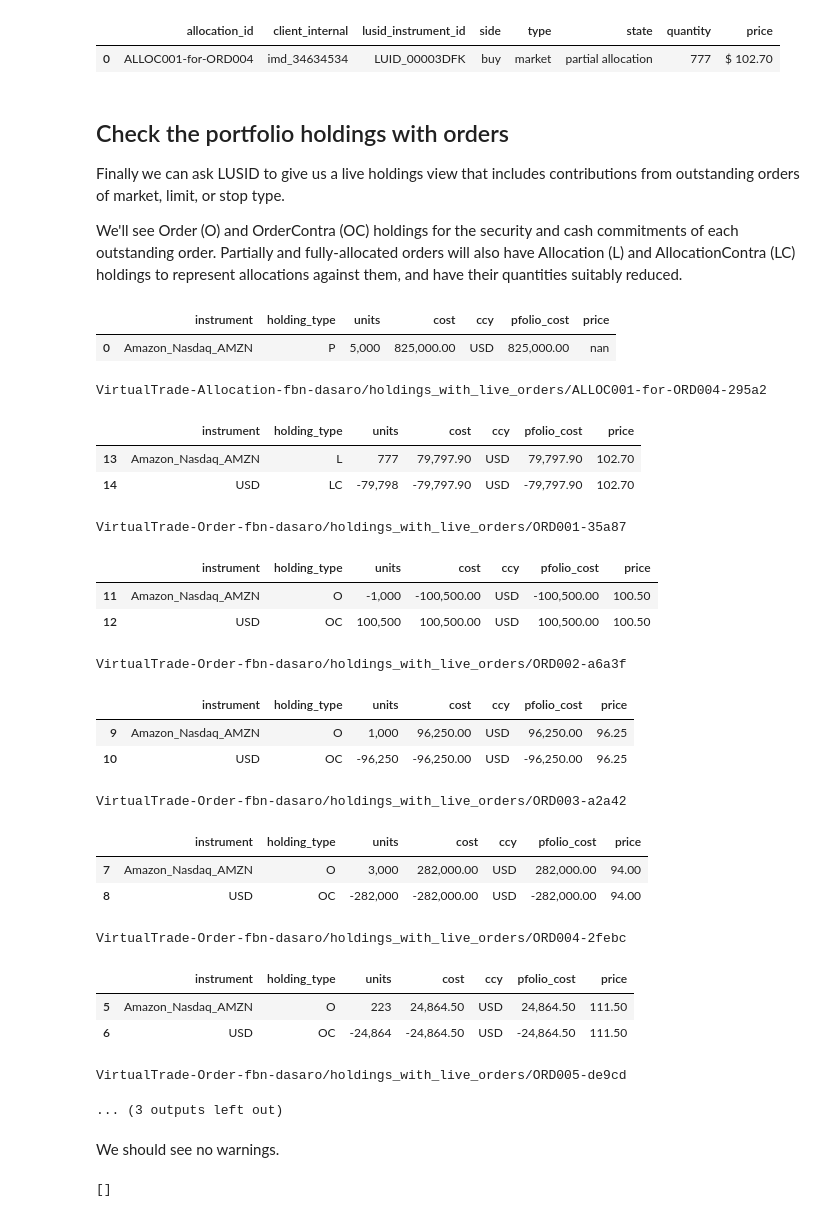
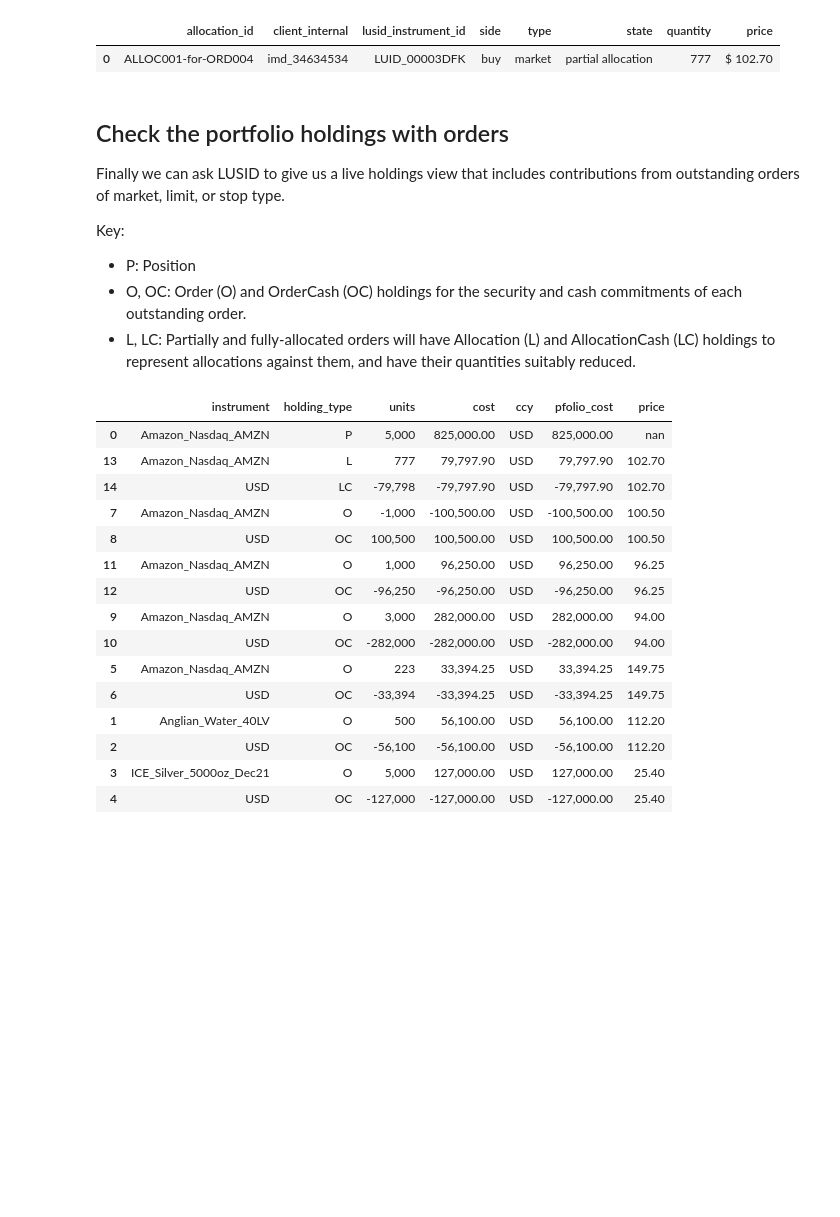
Before and after one commit to finbourne/sample-notebooks, a Jupyter notebook: examples/use-cases/orders-management/Incorporating live orders into your holdings view.ipynb, the cells around one changed output. Saved outputs shown, nothing was run; the diff lists cells and outputs as text; code cells hidden in the pictures; blank space fills up the shorter version.

Commit message:
SE-2885.GetHoldingsWithOrders

```diff
--- a/examples/use-cases/orders-management/Incorporating live orders into your holdings view.ipynb
+++ b/examples/use-cases/orders-management/Incorporating live orders into your holdings view.ipynb
@@ -426,51 +455,39 @@ pd.DataFrame(attributes, columns=['allocation_id','client_internal','lusid_instr
 ## Check the portfolio holdings with orders
 Finally we can ask LUSID to give us a live holdings view that includes contributions from outstanding orders of market, limit, or stop type.
 
-We'll see Order (O) and OrderContra (OC) holdings for the security and cash commitments of each outstanding order. Partially and fully-allocated orders will also have Allocation (L) and AllocationContra (LC) holdings to represent allocations against them, and have their quantities suitably reduced.
+Key:
+- P: Position
+- O, OC: Order (O) and OrderCash (OC) holdings for the security and cash commitments of each outstanding order.
+- L, LC: Partially and fully-allocated orders will have Allocation (L) and AllocationCash (LC) holdings to represent allocations against them, and have their quantities suitably reduced.
 # %%
 executed_holdings = api_factory.build(la.TransactionPortfoliosApi).get_holdings_with_orders(
     scope=orders_scope,
     code=orders_portfolio,
     property_keys=["Instrument/default/Name"],
     recipe_id_scope=recipe_scope,
     recipe_id_code=recipe_code)
 
 response_df = lusid_response_to_data_frame(executed_holdings, rename_properties=True)
 
 response_df.rename(columns = {'transaction.transaction_price.price':'price','Name(default-Properties)':'instrument','cost.amount':'cost','cost.currency':'ccy','cost_portfolio_ccy.amount':'pfolio_cost'}, inplace = True)
 response_df['transaction.transaction_id'] = response_df['transaction.transaction_id'].fillna('')
-grouped=response_df.groupby('transaction.transaction_id')
 
-for name,group in grouped:
-    display(group[["instrument", "holding_type", "units", "cost", "ccy", "pfolio_cost",  "price"]].style.format({"price":"{:20,.2f}","units":"{:20,.0f}","cost": "{:20,.2f}","pfolio_cost": "{:20,.2f}"}).set_caption(name))
+ordered=response_df.sort_values('transaction.transaction_id')
+display(ordered[["instrument", "holding_type", "units", "cost", "ccy", "pfolio_cost",  "price"]].style.format({"price":"{:20,.2f}","units":"{:20,.0f}","cost": "{:20,.2f}","pfolio_cost": "{:20,.2f}"}))
 # %% [output]
 |  | instrument | holding_type | units | cost | ccy | pfolio_cost | price |
 | 0 | Amazon_Nasdaq_AMZN | P | 5,000 | 825,000.00 | USD | 825,000.00 | nan |
+| 13 | Amazon_Nasdaq_AMZN | L | 777 | 79,797.90 | USD | 79,797.90 | 102.70 |
+| 14 | USD | LC | -79,798 | -79,797.90 | USD | -79,797.90 | 102.70 |
+| 7 | Amazon_Nasdaq_AMZN | O | -1,000 | -100,500.00 | USD | -100,500.00 | 100.50 |
+| 8 | USD | OC | 100,500 | 100,500.00 | USD | 100,500.00 | 100.50 |
+| 11 | Amazon_Nasdaq_AMZN | O | 1,000 | 96,250.00 | USD | 96,250.00 | 96.25 |
+| 12 | USD | OC | -96,250 | -96,250.00 | USD | -96,250.00 | 96.25 |
+| 9 | Amazon_Nasdaq_AMZN | O | 3,000 | 282,000.00 | USD | 282,000.00 | 94.00 |
+| 10 | USD | OC | -282,000 | -282,000.00 | USD | -282,000.00 | 94.00 |
+| 5 | Amazon_Nasdaq_AMZN | O | 223 | 33,394.25 | USD | 33,394.25 | 149.75 |
+| 6 | USD | OC | -33,394 | -33,394.25 | USD | -33,394.25 | 149.75 |
+| 1 | Anglian_Water_40LV | O | 500 | 56,100.00 | USD | 56,100.00 | 112.20 |
+| 2 | USD | OC | -56,100 | -56,100.00 | USD | -56,100.00 | 112.20 |
+| 3 | ICE_Silver_5000oz_Dec21 | O | 5,000 | 127,000.00 | USD | 127,000.00 | 25.40 |
+| 4 | USD | OC | -127,000 | -127,000.00 | USD | -127,000.00 | 25.40 |
-VirtualTrade-Allocation-fbn-dasaro/holdings_with_live_orders/ALLOC001-for-ORD004-295a2
-|  | instrument | holding_type | units | cost | ccy | pfolio_cost | price |
-| 13 | Amazon_Nasdaq_AMZN | L | 777 | 79,797.90 | USD | 79,797.90 | 102.70 |
-| 14 | USD | LC | -79,798 | -79,797.90 | USD | -79,797.90 | 102.70 |
-VirtualTrade-Order-fbn-dasaro/holdings_with_live_orders/ORD001-35a87
-|  | instrument | holding_type | units | cost | ccy | pfolio_cost | price |
-| 11 | Amazon_Nasdaq_AMZN | O | -1,000 | -100,500.00 | USD | -100,500.00 | 100.50 |
-| 12 | USD | OC | 100,500 | 100,500.00 | USD | 100,500.00 | 100.50 |
-VirtualTrade-Order-fbn-dasaro/holdings_with_live_orders/ORD002-a6a3f
-|  | instrument | holding_type | units | cost | ccy | pfolio_cost | price |
-| 9 | Amazon_Nasdaq_AMZN | O | 1,000 | 96,250.00 | USD | 96,250.00 | 96.25 |
-| 10 | USD | OC | -96,250 | -96,250.00 | USD | -96,250.00 | 96.25 |
-VirtualTrade-Order-fbn-dasaro/holdings_with_live_orders/ORD003-a2a42
-|  | instrument | holding_type | units | cost | ccy | pfolio_cost | price |
-| 7 | Amazon_Nasdaq_AMZN | O | 3,000 | 282,000.00 | USD | 282,000.00 | 94.00 |
-| 8 | USD | OC | -282,000 | -282,000.00 | USD | -282,000.00 | 94.00 |
-VirtualTrade-Order-fbn-dasaro/holdings_with_live_orders/ORD004-2febc
-|  | instrument | holding_type | units | cost | ccy | pfolio_cost | price |
-| 5 | Amazon_Nasdaq_AMZN | O | 223 | 24,864.50 | USD | 24,864.50 | 111.50 |
-| 6 | USD | OC | -24,864 | -24,864.50 | USD | -24,864.50 | 111.50 |
-VirtualTrade-Order-fbn-dasaro/holdings_with_live_orders/ORD005-de9cd
-... (3 outputs left out)
-# %% [markdown]
-We should see no warnings.
-# %%
-display(executed_holdings.warnings)
-# %% [output]
-[]
```
Also changed, not shown: parts of 12 cells of this notebook.
